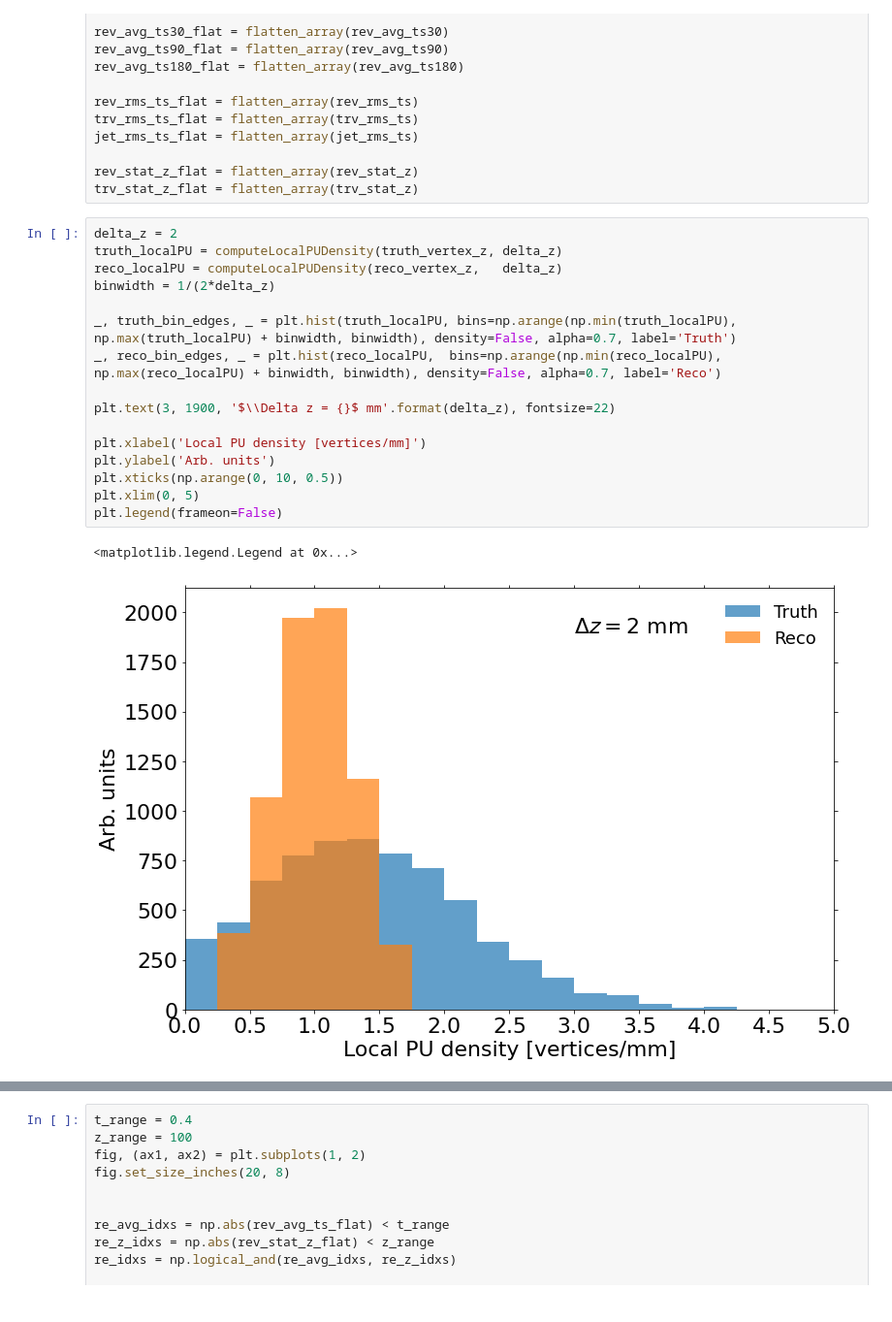
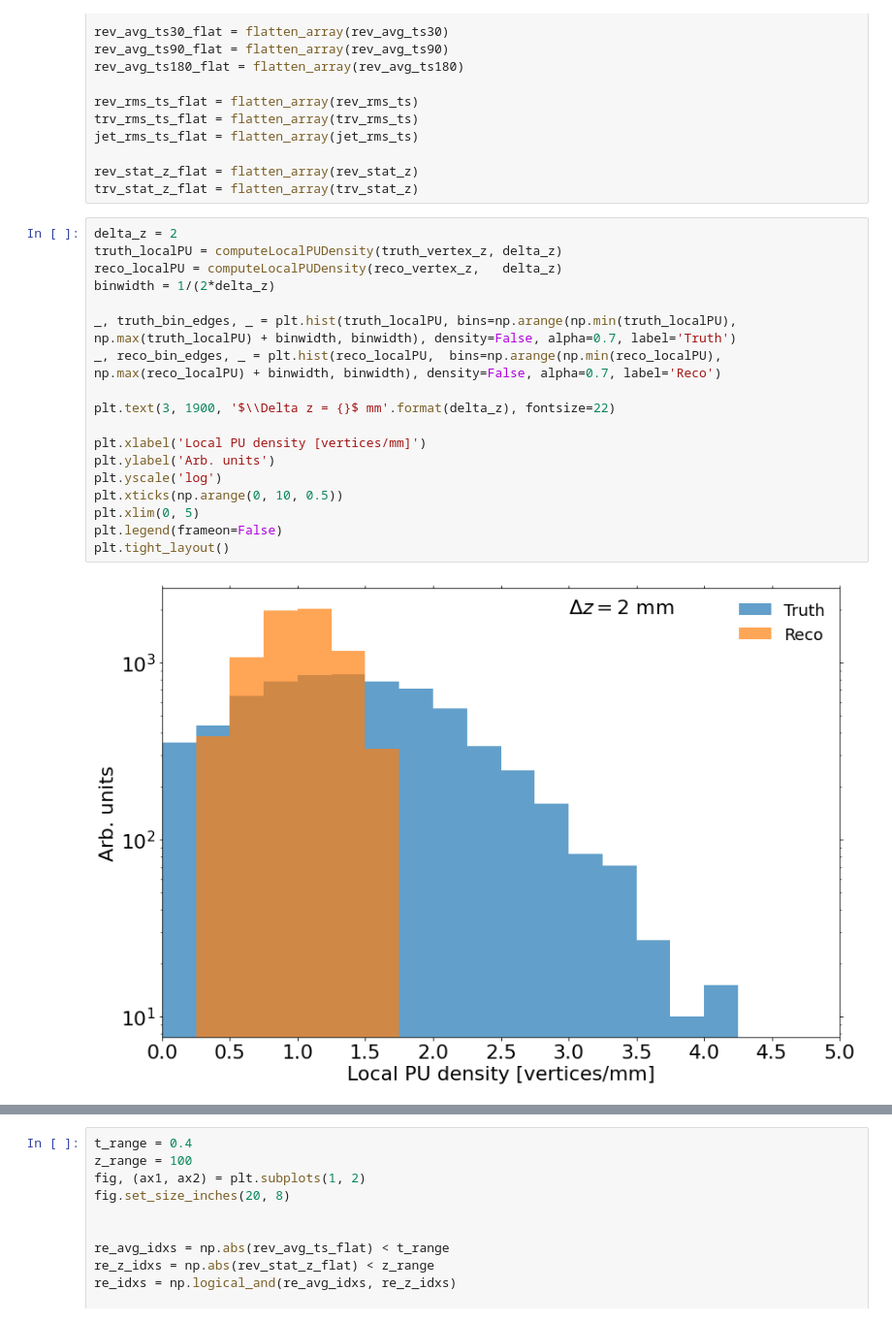
Before and after one commit to ttlindkvist/4DTracking, a Jupyter notebook: timing.ipynb, the cells around one changed output, grey strips where cells are left out. Shown at 97% size. Saved outputs shown, nothing was run; the diff lists cells and outputs as text.

```diff
--- a/timing.ipynb
+++ b/timing.ipynb
@@ -177,19 +177,20 @@ trv_stat_z_flat = flatten_array(trv_stat_z)
 # %%
 delta_z = 2
 truth_localPU = computeLocalPUDensity(truth_vertex_z, delta_z)
 reco_localPU = computeLocalPUDensity(reco_vertex_z,   delta_z)
 binwidth = 1/(2*delta_z)
 
 _, truth_bin_edges, _ = plt.hist(truth_localPU, bins=np.arange(np.min(truth_localPU), np.max(truth_localPU) + binwidth, binwidth), density=False, alpha=0.7, label='Truth')
 _, reco_bin_edges, _ = plt.hist(reco_localPU,  bins=np.arange(np.min(reco_localPU), np.max(reco_localPU) + binwidth, binwidth), density=False, alpha=0.7, label='Reco')
 
 plt.text(3, 1900, '$\\Delta z = {}$ mm'.format(delta_z), fontsize=22)
 
 plt.xlabel('Local PU density [vertices/mm]')
 plt.ylabel('Arb. units')
+plt.yscale('log')
 plt.xticks(np.arange(0, 10, 0.5))
 plt.xlim(0, 5)
 plt.legend(frameon=False)
+plt.tight_layout()
 # %% [output]
-<matplotlib.legend.Legend at 0x...>
-[figure, old version]
+[figure, new version]
```
Also changed, not shown: parts of 7 cells of this notebook, 2 other files.
